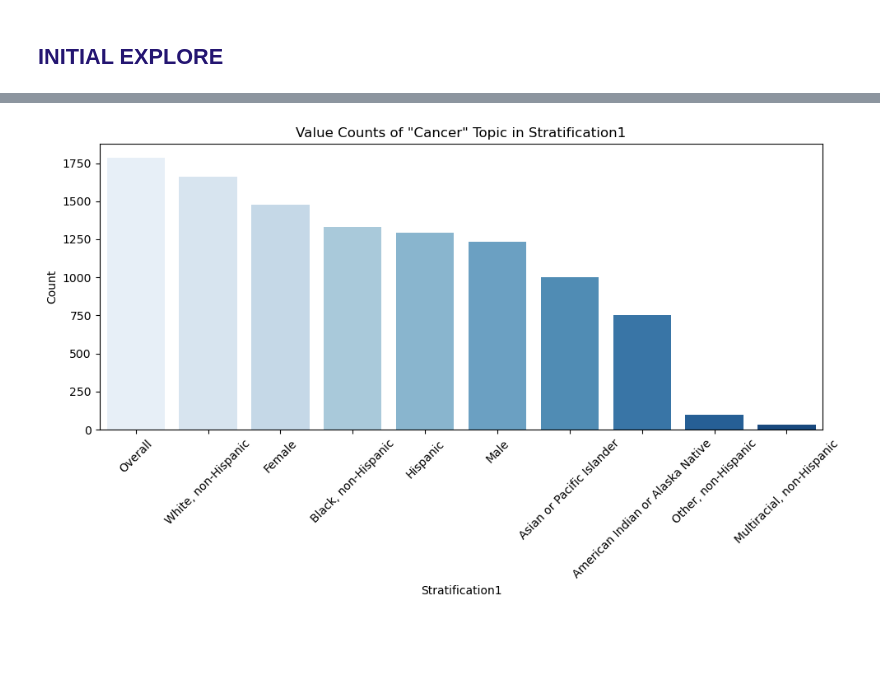
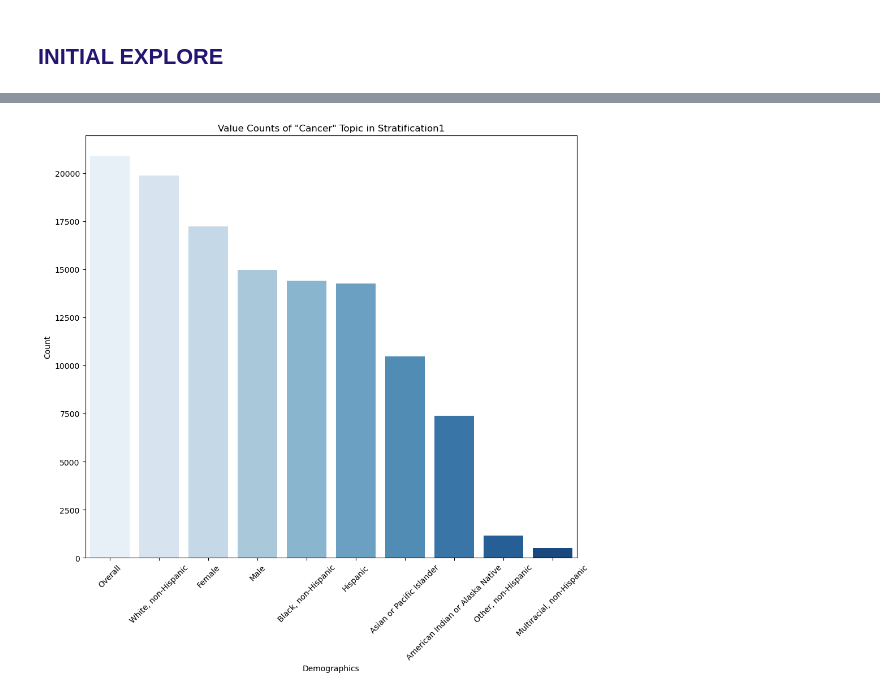
Before and after one commit to annie-carter/DHHS_chronic_disease_indicators, a Jupyter notebook: explore_dhhs_cdi.ipynb, the cells around one changed output, grey strips where cells are left out. Drawn from its saved outputs; the diff is of its cells as text; code cells hidden in the pictures; blank space fills up the shorter version.

Commit message:
updated functions and added more visuals

```diff
--- a/explore_dhhs_cdi.ipynb
+++ b/explore_dhhs_cdi.ipynb
@@ -163,10 +163,10 @@ Name: Topic, dtype: int64
 # %%
 # Will use Cancer to create one-hot code "dummy" value for prevalaence \n"Yes_cancer" and Cardiovascular Disease, Diabetes & COPD \n . I will remove other Topics reduce date to
 # Create a dummy variable for the 'Topic' column
-df_sample['Yes_cancer'] = np.where(df_sample['Topic'] == 'Cancer', 1, 0).astype(int)
+df_sample['Yes_cancer'] = np.where(df_sample['Disease'] == 'Cancer', 1, 0).astype(int)
 
 # Drop the original 'Topic' column
-df_sample.drop('Topic', axis=1, inplace=True)
+df_sample.drop('Disease', axis=1, inplace=True)
 
 df_sample.head()
 # %% [output]
@@ -221,6 +212,6 @@ df_sample.head(2)
 # %%
 # Create a new column 'Race/Ethnicity' based on the condition
-df_sample['Race/Ethnicity'] = np.where(df_sample.StratificationCategory1 == 'Race/Ethnicity', df_sample.Stratification1, '')
+df_sample['Race/Ethnicity'] = np.where(df_sample.StratificationCategory1 == 'Race/Ethnicity', df_sample.Demographics, '')
 
 df_sample.head(2)
 # %% [output]
@@ -230,6 +221,6 @@ df_sample.head(2)
 # %%
 # Create a new column 'Race/Ethnicity' based on the condition
-df_sample['Gender'] = np.where(df_sample.StratificationCategory1 == 'Gender', df_sample.Stratification1, '')
+df_sample['Gender'] = np.where(df_sample.StratificationCategory1 == 'Gender', df_sample.Demographics, '')
 
 df_sample.head(2)
 # %% [output]
@@ -322,0 +354,2 @@ total_with_cancer
+# %%
+df_sample['Data Value'] = df_sample['Data Value'].astype(float).round().astype(int)
@@ -357,32 +441,26 @@ def race_gender(df):
 # %%
-import pandas as pd
+import matplotlib.pyplot as plt
 import seaborn as sns
-import matplotlib.pyplot as plt
-
-# Assuming you have already loaded the DataFrame 'df_sample'
-# Example:
-# df_sample = pd.read_csv('your_dataset.csv')
-
 # Get the value counts of 'Cancer' topic in the 'Stratification1' column
-demographic_value_counts_with_cancer = df_sample[df_sample['Yes_cancer'] == 1]['Stratification1'].value_counts()
+demographic_value_counts_with_cancer = df_sample[df_sample['Yes_cancer'] == 1]['Demographics'].value_counts()
 
 # Create a bar plot using Seaborn
-plt.figure(figsize=(10, 6))  # Optional: Set the figure size
+plt.figure(figsize=(10, 10))
 sns.barplot(x=demographic_value_counts_with_cancer.index, y=demographic_value_counts_with_cancer.values, palette='Blues')
 
 # Set labels and title
-plt.xlabel('Stratification1')
+plt.xlabel('Demographics')
 plt.ylabel('Count')
 plt.title('Value Counts of "Cancer" Topic in Stratification1')
 
 # Rotate x-axis labels for better readability
 plt.xticks(rotation=45)
 
 # Show the plot
 plt.tight_layout()
 plt.show()
 # %% [output]
-[figure, old version]
+[figure, new version]
 # %%
 import matplotlib.pyplot as plt
 import seaborn as sns
```
Also changed, not shown: parts of 40 cells of this notebook.
